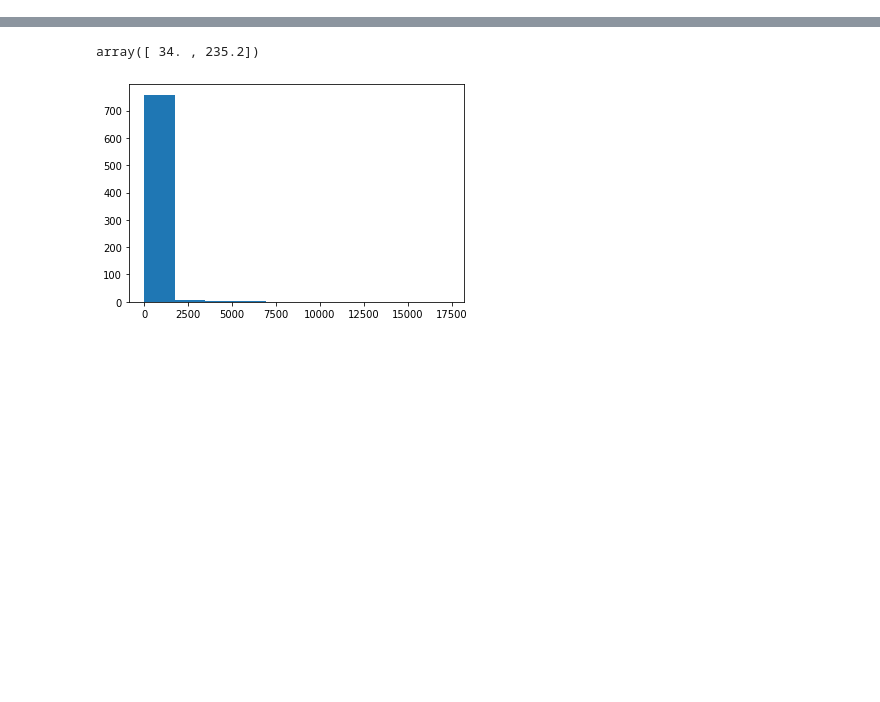
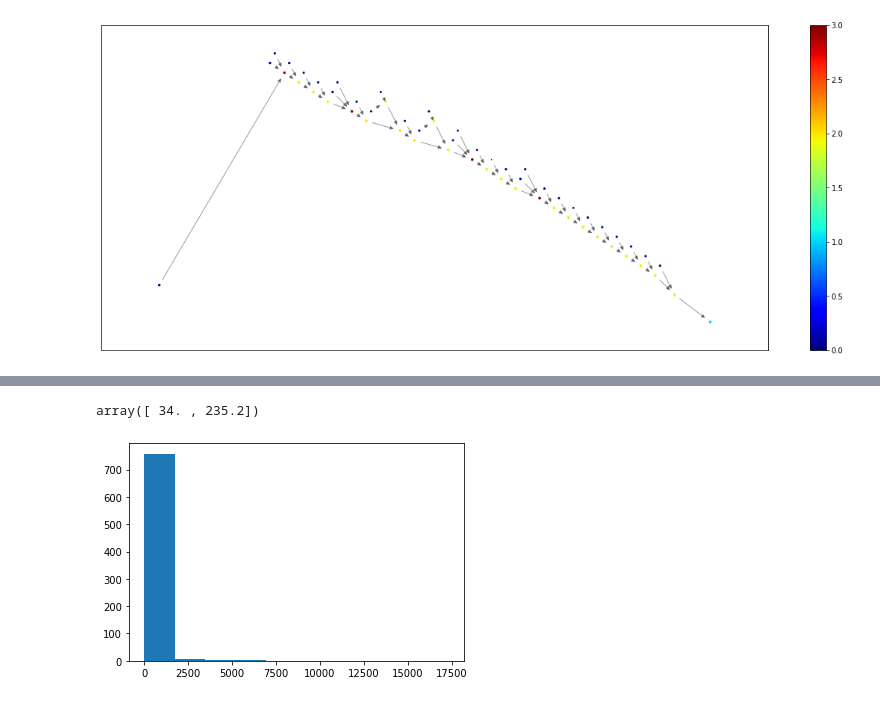
Before and after one commit to astrockragh/Mangrove, a Jupyter notebook: adversarial_examples/variance_in_mass.ipynb, the cells around one changed output, grey strips where cells are left out. Cells and saved outputs as stored; diff of their text form; code cells hidden in the pictures; blank space fills up the shorter version.

```diff
--- a/adversarial_examples/variance_in_mass.ipynb
+++ b/adversarial_examples/variance_in_mass.ipynb
@@ -208,0 +262,22 @@ dat=create_graphs(tcols=all_cols, maxs=[1,4,4], lim=10, case='medium_all_q')
+# %%
+import matplotlib.pyplot as plt
+# create number for each group to allow use of colormap
+from itertools import count
+fig,ax=plt.subplots(figsize=(20,8))
+# get unique groups
+groups = set(nx.get_node_attributes(G,'n_prog').values())
+mapping = dict(zip(sorted(groups),count()))
+nodes = G.nodes()
+colors=dat[j].x.numpy()[:,2]
+sizes=(dat[j].x.numpy()[:,3]-min(dat[j].x.numpy()[:,3])+2)**2/10
+# drawing nodes and edges separately so we can capture collection for colobar
+pos = nx.planar_layout(G)
+pos[min(pos.keys())]=(pos[min(pos.keys())]*np.array([-0.75,1.1]))*1.1
+# pos[max(pos.keys())]=pos[max(pos.keys())]*np.array([0.9,-0.9])
+ec = nx.draw_networkx_edges(G, pos,arrowsize=10, ax=ax, alpha=0.4)
+nc = nx.draw_networkx_nodes(G, pos, ax=ax, nodelist=nodes, node_color=colors, node_size=sizes, cmap=plt.cm.jet)
+plt.colorbar(nc)
+plt.axis('off')
+plt.show()
+# %% [output]
+[figure, added]
```
Also changed, not shown: parts of 18 cells of this notebook, 2 other files.
